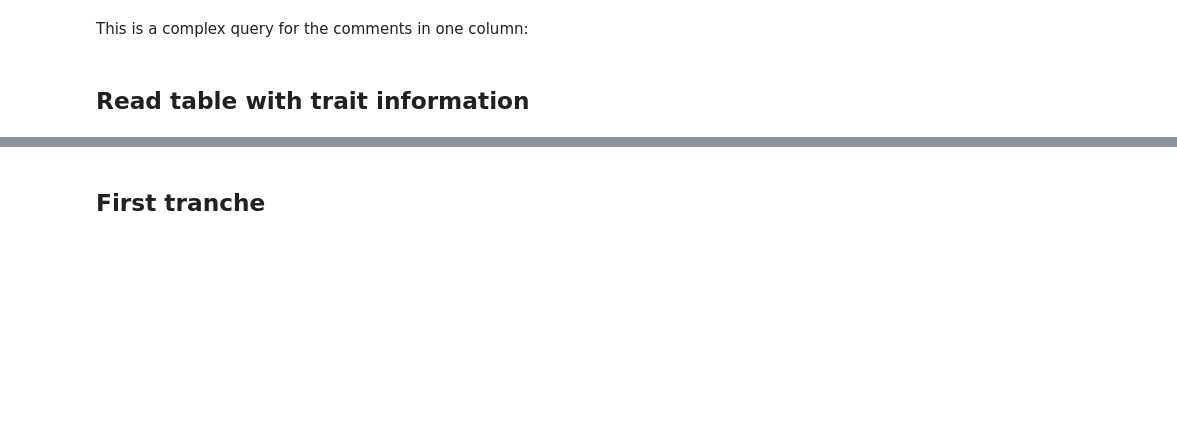
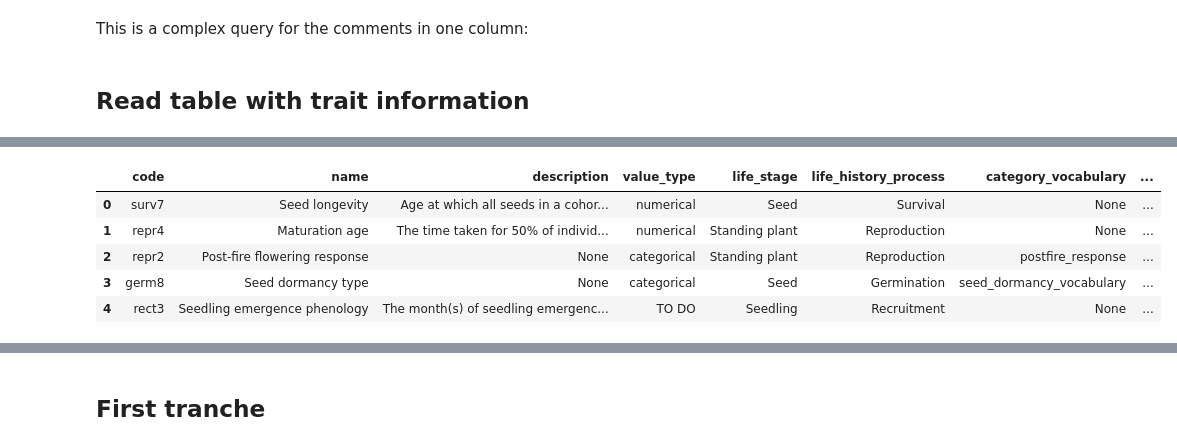
Before and after one commit to ces-unsw-edu-au/fireveg-db-imports, a Jupyter notebook: python/Literature-review/00-Status-Imports.ipynb, the cells around one changed output, grey strips where cells are left out. Saved outputs shown, nothing was run; the diff lists cells and outputs as text; code cells hidden in the pictures; blank space fills up the shorter version.

```diff
--- a/python/Literature-review/00-Status-Imports.ipynb
+++ b/python/Literature-review/00-Status-Imports.ipynb
@@ -96,0 +120,14 @@ trait_info=data.rename(columns={0:"Trait code", 1:"Trait name", 2:"Description",
+# %%
+import pandas.io.sql as sqlio
+import psycopg2
+conn = psycopg2.connect(**dbparams)
+data = sqlio.read_sql_query(qry, conn)
+# Now data is a pandas dataframe having the results of above query.
+data.head()
+# %% [output]
+|  | code | name | description | value_type | life_stage | life_history_process | category_vocabulary | ... |
+| 0 | surv7 | Seed longevity | Age at which all seeds in a cohor... | numerical | Seed | Survival | None | ... |
+| 1 | repr4 | Maturation age | The time taken for 50% of individ... | numerical | Standing plant | Reproduction | None | ... |
+| 2 | repr2 | Post-fire flowering response | None | categorical | Standing plant | Reproduction | postfire_response | ... |
+| 3 | germ8 | Seed dormancy type | None | categorical | Seed | Germination | seed_dormancy_vocabulary | ... |
+| 4 | rect3 | Seedling emergence phenology | The month(s) of seedling emergenc... | TO DO | Seedling | Recruitment | None | ... |
```
Also changed, not shown: parts of 3 cells of this notebook.
